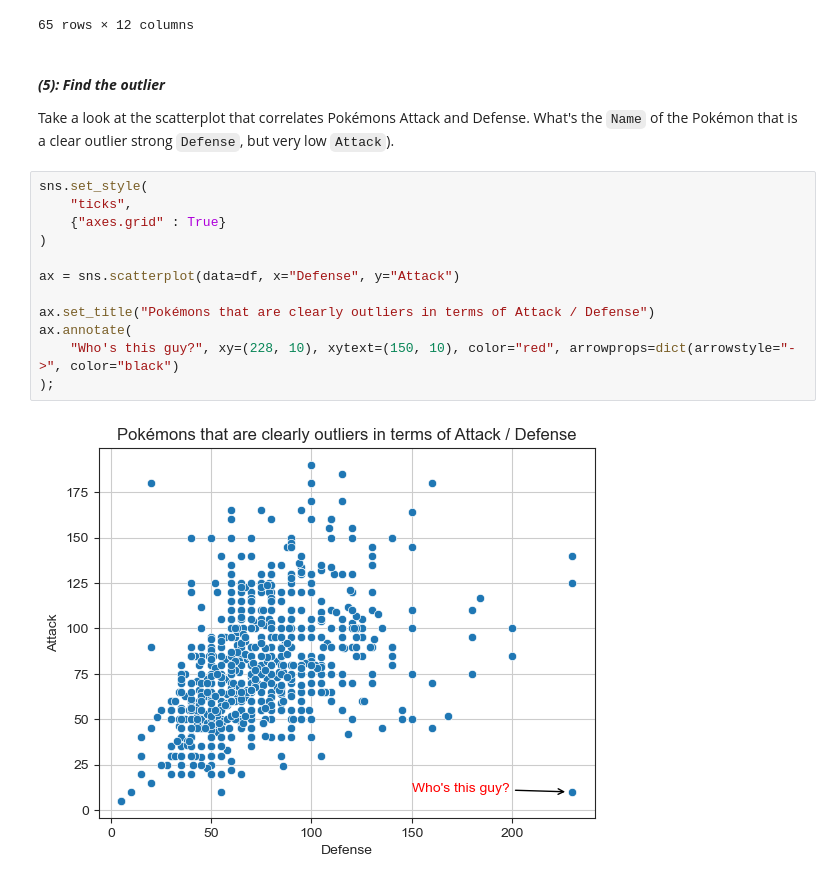
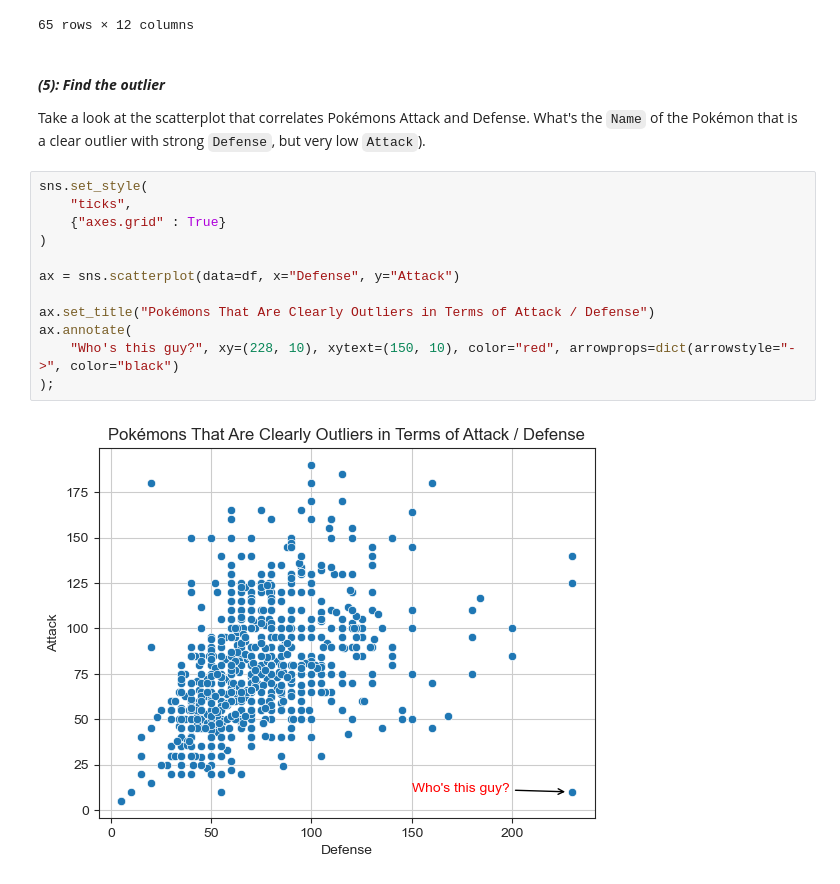
Before and after one commit to ChrisDunamis/Portfolios, a Jupyter notebook: Python/Projects/freeCodeCamp - Pandas & Python for Data Analysis/Pokemon.ipynb, the cells around one changed output. Cells and saved outputs as stored; diff of their text form.

```diff
--- a/Python/Projects/freeCodeCamp - Pandas & Python for Data Analysis/Pokemon.ipynb
+++ b/Python/Projects/freeCodeCamp - Pandas & Python for Data Analysis/Pokemon.ipynb
@@ -319,21 +319,21 @@ legendary_df
 
 ___(5): Find the outlier___
 
-Take a look at the scatterplot that correlates Pokémons Attack and Defense. What's the `Name` of the Pokémon that is a clear outlier strong `Defense`, but very low `Attack`).
+Take a look at the scatterplot that correlates Pokémons Attack and Defense. What's the `Name` of the Pokémon that is a clear outlier with strong `Defense`, but very low `Attack`).
 # %%
 sns.set_style(
     "ticks",
     {"axes.grid" : True}
 )
 
 ax = sns.scatterplot(data=df, x="Defense", y="Attack")
 
-ax.set_title("Pokémons that are clearly outliers in terms of Attack / Defense")
+ax.set_title("Pokémons That Are Clearly Outliers in Terms of Attack / Defense")
 ax.annotate(
     "Who's this guy?", xy=(228, 10), xytext=(150, 10), color="red", arrowprops=dict(arrowstyle="->", color="black")
 );
 # %% [output]
-[figure, old version]
+[figure, new version]
 # %%
 outlier_result = df.sort_values(by=["Defense", "Attack"], ascending=[False, True])
 
```
Also changed, not shown: parts of 18 cells of this notebook, 4 other files.
